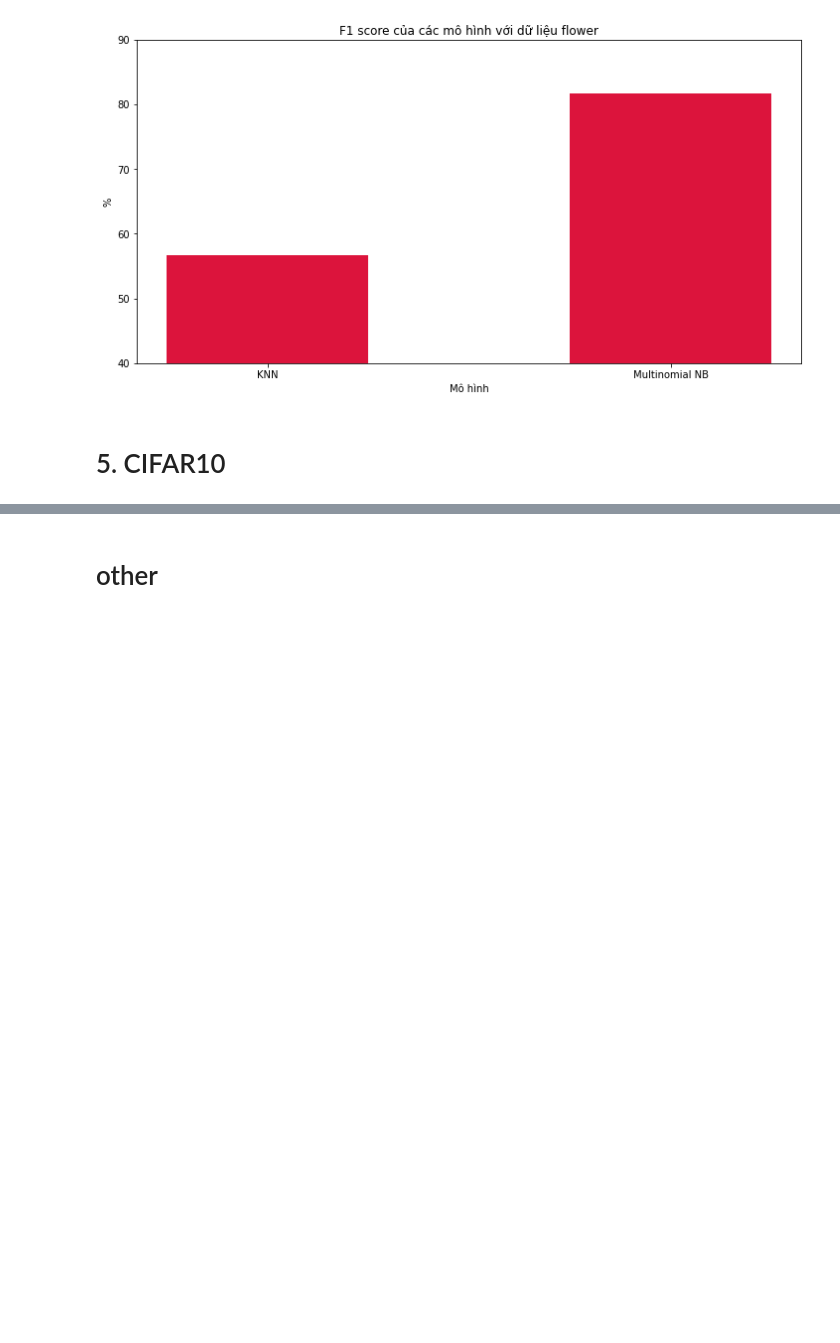
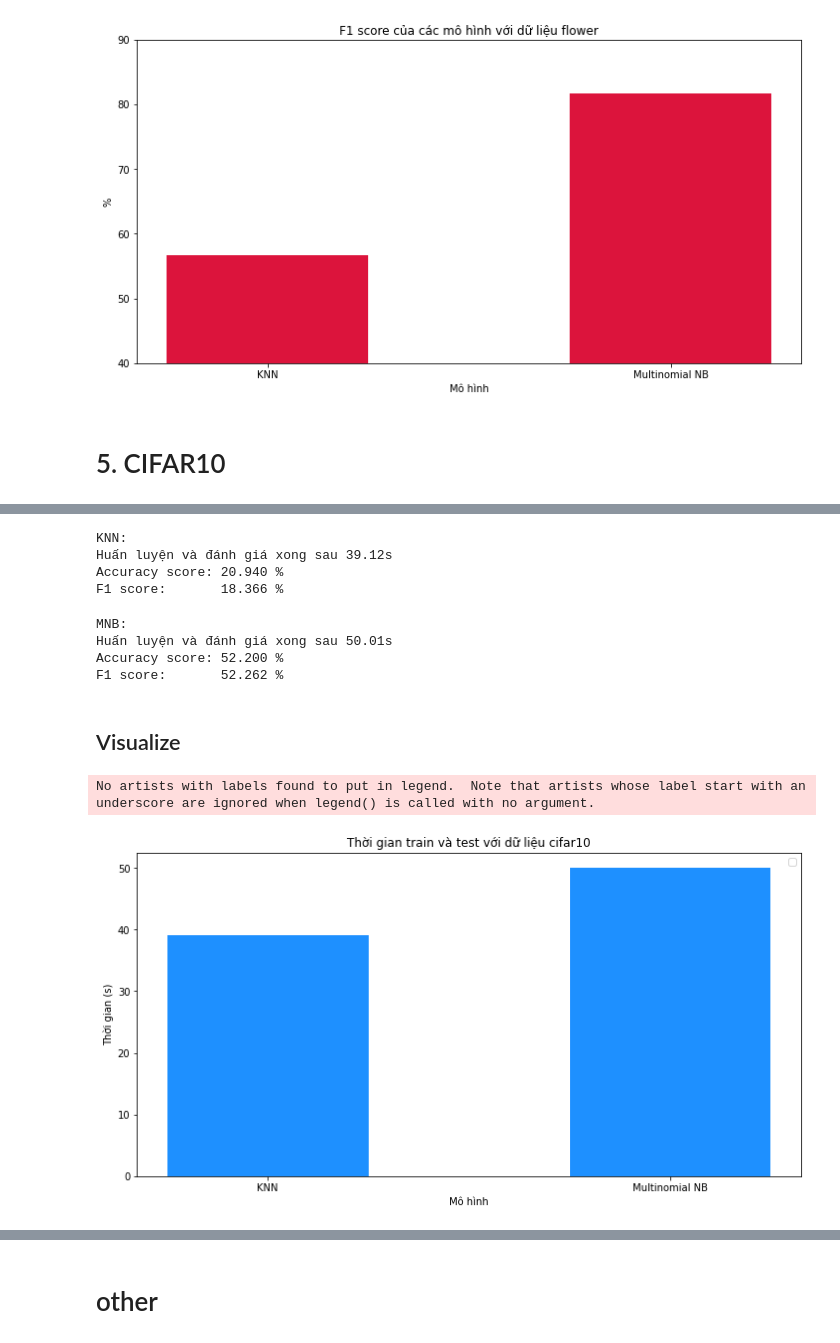
Before and after one commit to NguyenMguyen/CE-Project, a Jupyter notebook: knn_mnb.ipynb, the cells around one changed output, grey strips where cells are left out. Saved outputs shown, nothing was run; the diff lists cells and outputs as text; code cells hidden in the pictures; blank space fills up the shorter version.

```diff
--- a/knn_mnb.ipynb
+++ b/knn_mnb.ipynb
@@ -431,0 +447,30 @@ plt.show()
+# %%
+# Save train time each model
+train_times = []
+# save scores each model
+accuracy_scores = []
+f1_scores = []
+# %%
+knn = KNN()
+
+start = time.time()
+knn.fit(X_train, y_train, k=7)
+y_pred = knn.predict(X_test)
+
+acc = accuracy_score(y_test, y_pred)
+f1 = f1_score(y_test, y_pred, average='macro')
+accuracy_scores.append(acc)
+f1_scores.append(f1)
+
+tmp = time.time() - start
+train_times.append(tmp)
+
+print('KNN:')
+print('Huấn luyện và đánh giá xong sau {:.2f}s'.format(tmp))
+print('Accuracy score: {:.3f} %'.format(acc * 100))
+print('F1 score:       {:.3f} %'.format(f1 * 100))
+# %% [output]
+KNN:
+Huấn luyện và đánh giá xong sau 39.12s
+Accuracy score: 20.940 %
+F1 score:       18.366 %
@@ -431,0 +482,41 @@ plt.show()
+# %%
+mnb = MNB()
+
+start = time.time()
+mnb.fit(X_train, y_train, 0.1)
+y_pred = mnb.predict(X_test)
+
+acc = accuracy_score(y_test, y_pred)
+f1 = f1_score(y_test, y_pred, average='macro')
+accuracy_scores.append(acc)
+f1_scores.append(f1)
+
+tmp = time.time() - start
+train_times.append(tmp)
+
+print('MNB:')
+print('Huấn luyện và đánh giá xong sau {:.2f}s'.format(tmp))
+print('Accuracy score: {:.3f} %'.format(acc * 100))
+print('F1 score:       {:.3f} %'.format(f1 * 100))
+# %% [output]
+MNB:
+Huấn luyện và đánh giá xong sau 50.01s
+Accuracy score: 52.200 %
+F1 score:       52.262 %
+# %% [markdown]
+## Visualize
+# %%
+models = np.array(['KNN', 'Multinomial NB'])
+# %%
+# Về thời gian
+plt.figure(figsize=(12, 6))
+plt.title('Thời gian train và test với dữ liệu cifar10')
+plt.xlabel('Mô hình')
+plt.ylabel('Thời gian (s)')
+plt.bar(models, np.array(train_times), color='dodgerblue', width=0.5)
+plt.legend(loc='best')
+plt.savefig('image/knn_mnb/cifar10_time_comparision.png', facecolor='whitesmoke')
+plt.show()
+# %% [output]
+No artists with labels found to put in legend.  Note that artists whose label start with an underscore are ignored when legend() is called with no argument.
+[figure, added]
```
Also changed, not shown: parts of 7 cells of this notebook, 3 other files.
